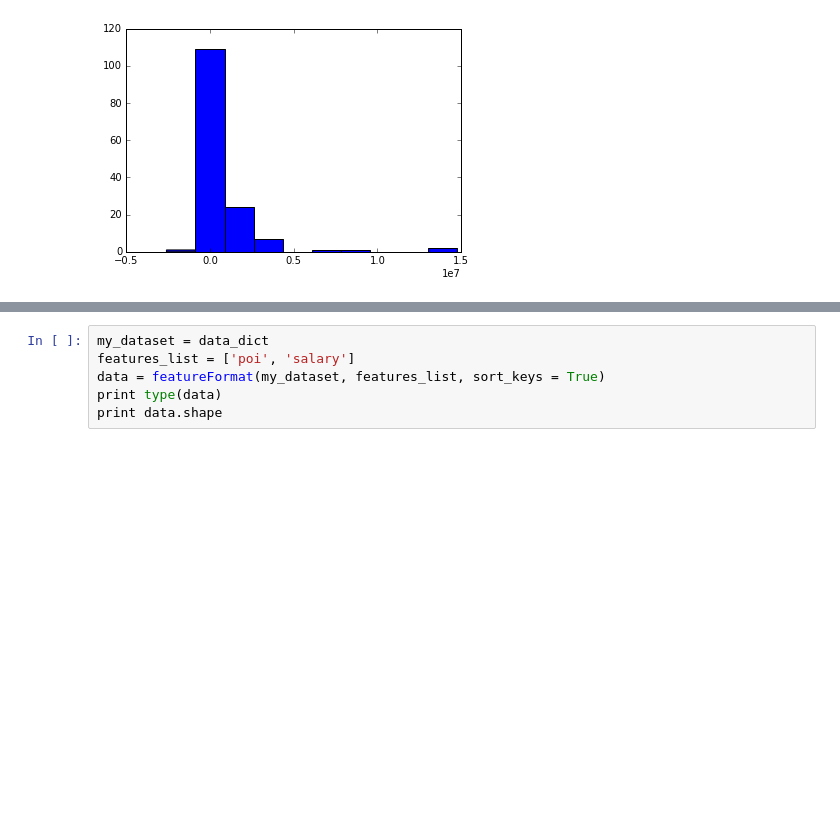
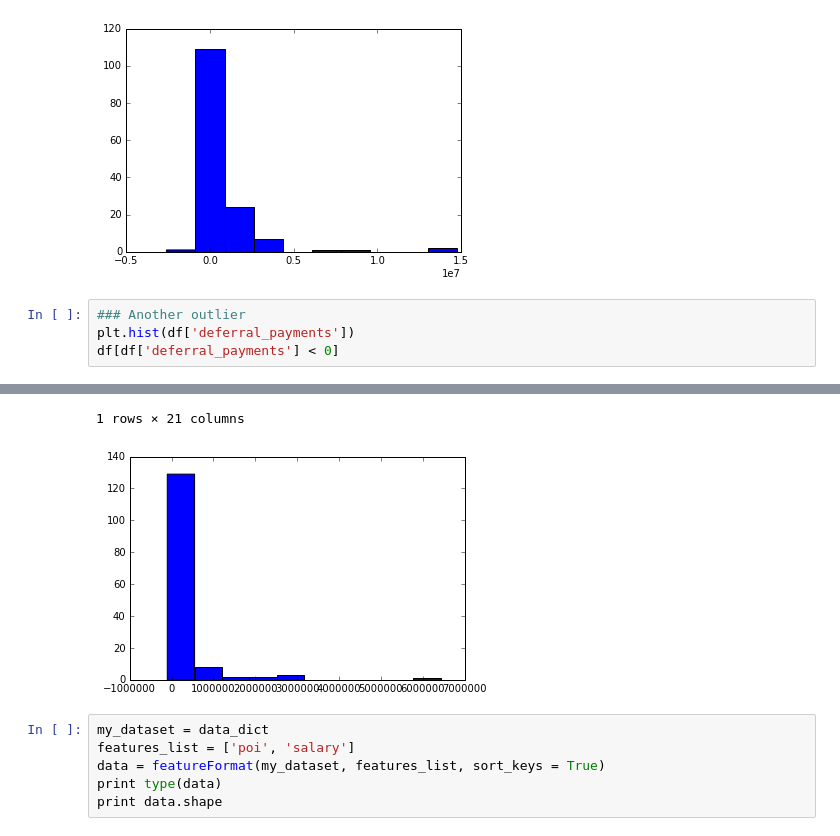
Before and after one commit to caearo/ud120-projects, a Jupyter notebook: final_project/data_explore.ipynb, the cells around one changed output, grey strips where cells are left out. Drawn from its saved outputs; the diff is of its cells as text; blank space fills up the shorter version.

Commit message:
Another outlier found
Data source needs to be check about this outlier.

```diff
--- a/final_project/data_explore.ipynb
+++ b/final_project/data_explore.ipynb
@@ -139,3 +139,8 @@ df[df['restricted_stock'] > 1e+07]
 | WHITE JR THOMAS E | False | nan | 0.0 | 0.0 | 0.0 | 0.0 | ... |
 2 rows × 21 columns
 [figure]
+# %%
+### Another outlier
+plt.hist(df['deferral_payments'])
+df[df['deferral_payments'] < 0]
+# %% [output]
@@ -142,3 +149,5 @@ df[df['restricted_stock'] > 1e+07]
+1 rows × 21 columns
+[figure, added]
 # %%
 my_dataset = data_dict
 features_list = ['poi', 'salary']
```
Also changed, not shown: parts of 2 cells of this notebook.
